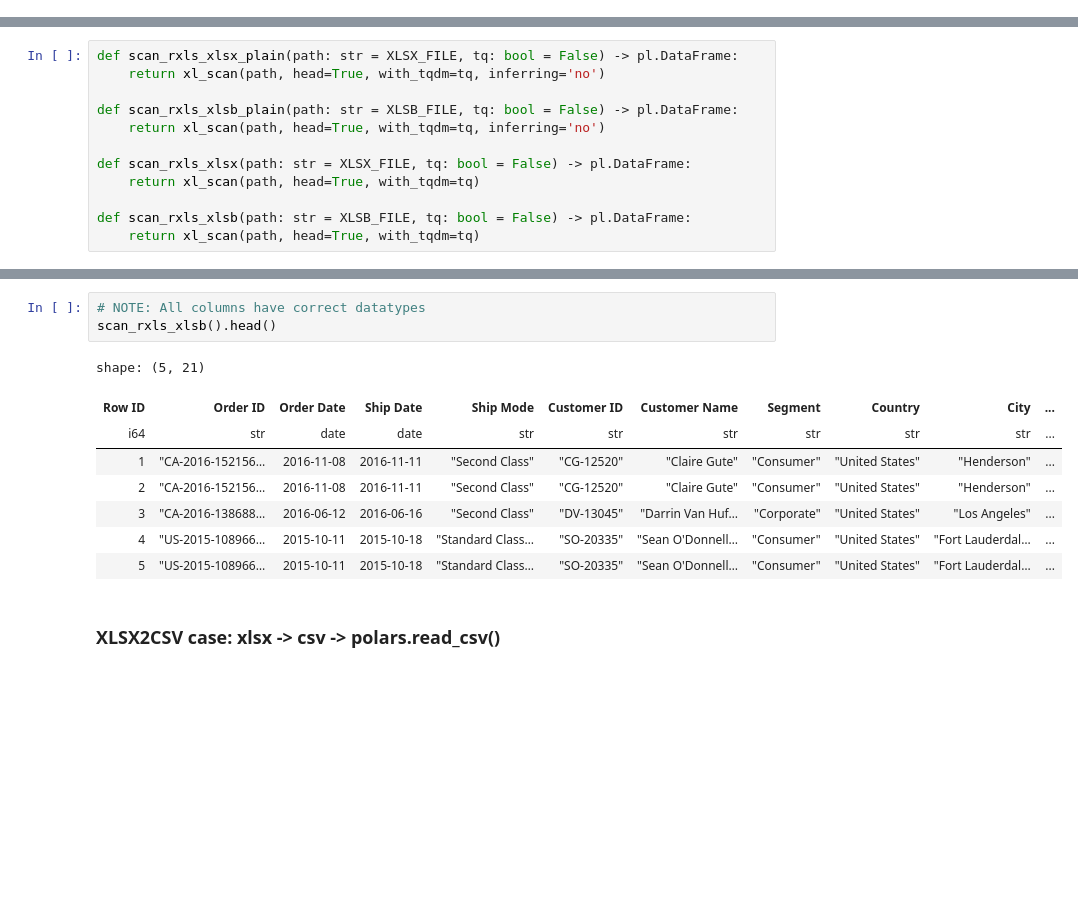
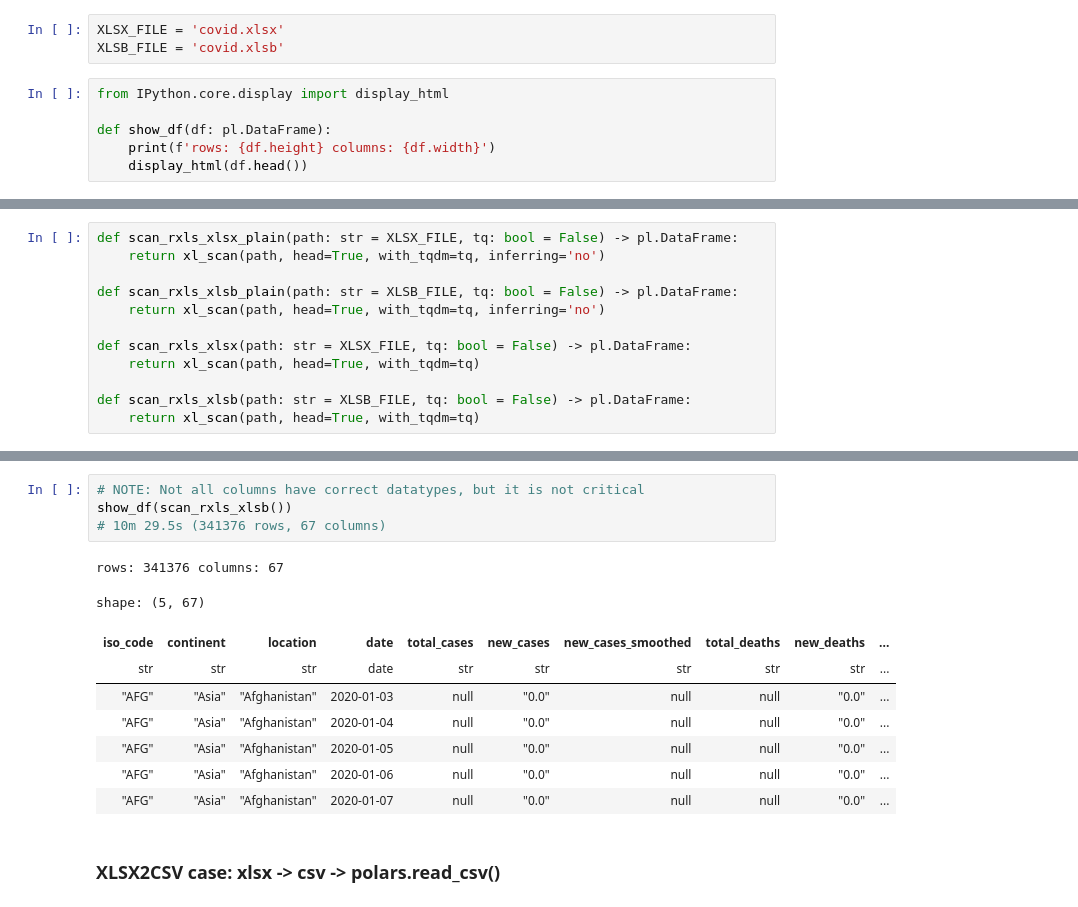
Before and after one commit to SaelKimberly/rxls, a Jupyter notebook: benchmarks.ipynb, the cells around one changed output, grey strips where cells are left out. Cells and saved outputs as stored; diff of their text form; blank space fills up the shorter version.

Commit message:
Update benchmarks.ipynb
Add OWID COVID-19 dataset benchmark.

```diff
--- a/benchmarks.ipynb
+++ b/benchmarks.ipynb
@@ -84,3 +83,12 @@ XLSB_FILE = 'Sample-sales-data-excel.xlsb'
+# %%
+XLSX_FILE = 'covid.xlsx'
+XLSB_FILE = 'covid.xlsb'
+# %%
+from IPython.core.display import display_html
+
+def show_df(df: pl.DataFrame):
+    print(f'rows: {df.height} columns: {df.width}')
+    display_html(df.head())
 # %% [markdown]
 ### RXLS. Scan both xlsx and xlsb (*plain = as in pyxlsb (`inferring='no'`)*)
 # %%
@@ -132,15 +145,17 @@ shape: (5, 21)
 # %%
-# NOTE: All columns have correct datatypes
-scan_rxls_xlsb().head()
+# NOTE: Not all columns have correct datatypes, but it is not critical
+show_df(scan_rxls_xlsb())
+# 10m 29.5s (341376 rows, 67 columns)
 # %% [output]
-shape: (5, 21)
+rows: 341376 columns: 67
+shape: (5, 67)
-| Row ID | Order ID | Order Date | Ship Date | Ship Mode | Customer ID | Customer Name | Segment | Country | City | ... |
-| i64 | str | date | date | str | str | str | str | str | str | ... |
-| 1 | "CA-2016-152156… | 2016-11-08 | 2016-11-11 | "Second Class" | "CG-12520" | "Claire Gute" | "Consumer" | "United States" | "Henderson" | ... |
-| 2 | "CA-2016-152156… | 2016-11-08 | 2016-11-11 | "Second Class" | "CG-12520" | "Claire Gute" | "Consumer" | "United States" | "Henderson" | ... |
-| 3 | "CA-2016-138688… | 2016-06-12 | 2016-06-16 | "Second Class" | "DV-13045" | "Darrin Van Huf… | "Corporate" | "United States" | "Los Angeles" | ... |
-| 4 | "US-2015-108966… | 2015-10-11 | 2015-10-18 | "Standard Class… | "SO-20335" | "Sean O'Donnell… | "Consumer" | "United States" | "Fort Lauderdal… | ... |
-| 5 | "US-2015-108966… | 2015-10-11 | 2015-10-18 | "Standard Class… | "SO-20335" | "Sean O'Donnell… | "Consumer" | "United States" | "Fort Lauderdal… | ... |
+| iso_code | continent | location | date | total_cases | new_cases | new_cases_smoothed | total_deaths | new_deaths | ... |
+| str | str | str | date | str | str | str | str | str | ... |
+| "AFG" | "Asia" | "Afghanistan" | 2020-01-03 | null | "0.0" | null | null | "0.0" | ... |
+| "AFG" | "Asia" | "Afghanistan" | 2020-01-04 | null | "0.0" | null | null | "0.0" | ... |
+| "AFG" | "Asia" | "Afghanistan" | 2020-01-05 | null | "0.0" | null | null | "0.0" | ... |
+| "AFG" | "Asia" | "Afghanistan" | 2020-01-06 | null | "0.0" | null | null | "0.0" | ... |
+| "AFG" | "Asia" | "Afghanistan" | 2020-01-07 | null | "0.0" | null | null | "0.0" | ... |
 # %% [markdown]
 ### XLSX2CSV case: xlsx -> csv -> polars.read_csv()
 # %%
```
Also changed, not shown: parts of 37 cells of this notebook.
